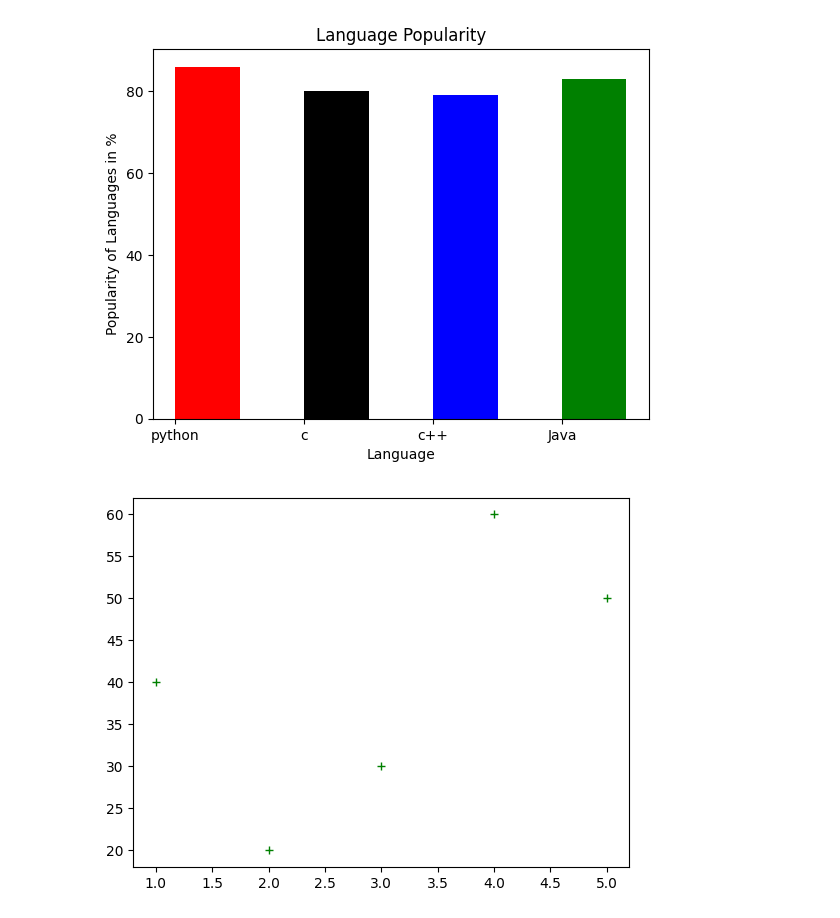
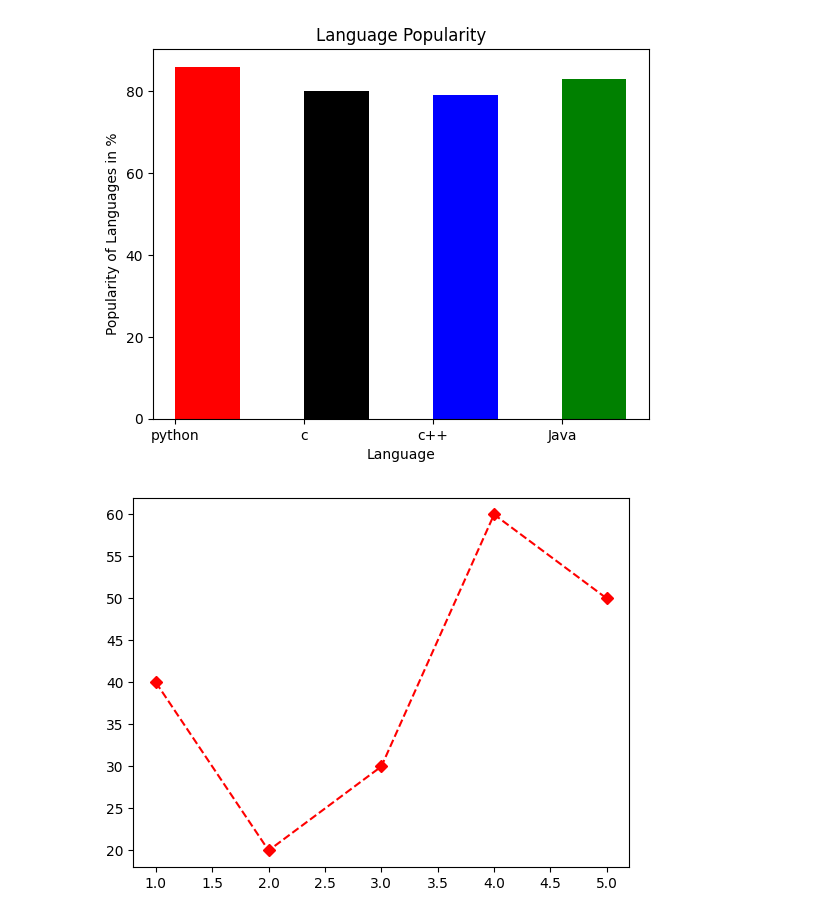
Before and after one commit to raaakibul/Matplotlib, a Jupyter notebook: Bar-plot.ipynb, the cells around one changed output. Saved outputs shown, nothing was run; the diff lists cells and outputs as text; code cells hidden in the pictures.

```diff
--- a/Bar-plot.ipynb
+++ b/Bar-plot.ipynb
@@ -17,7 +17,7 @@ plt.show()
 # %%
 x1 = [1,2,3,4,5]
 y1 = [40,20,30,60,50]
-plt.plot(x1,y1, 'g+')
+plt.plot(x1,y1, 'rD--')
 plt.show()
 # %% [output]
-[figure, old version]
+[figure, new version]
```
Also changed, not shown: parts of 1 cell of this notebook.
